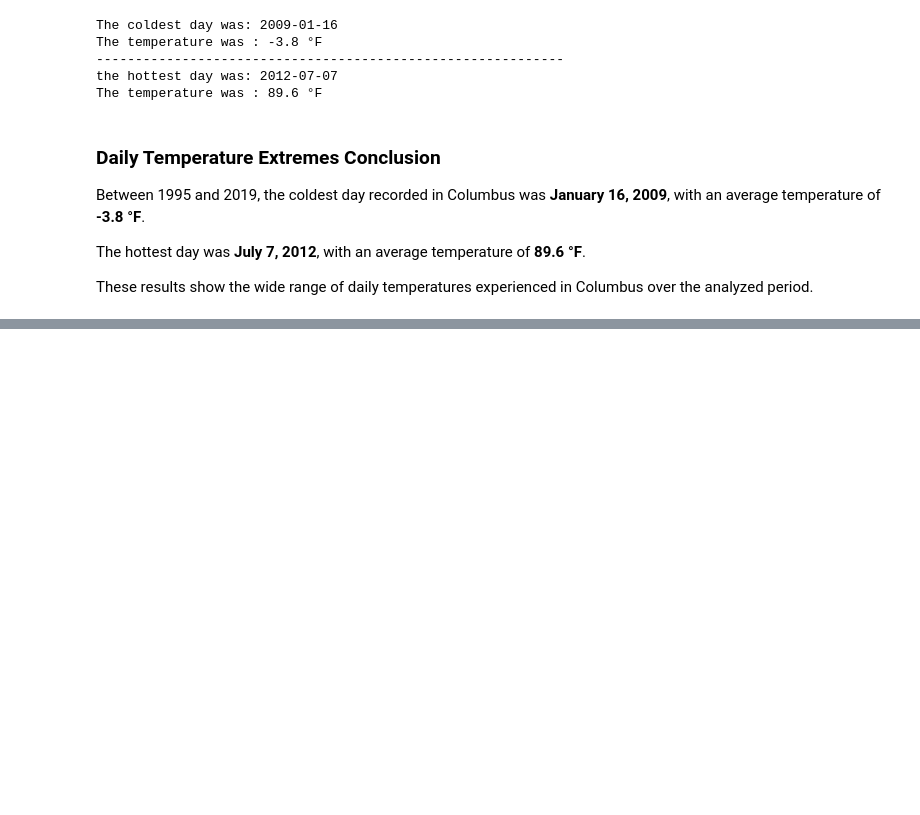
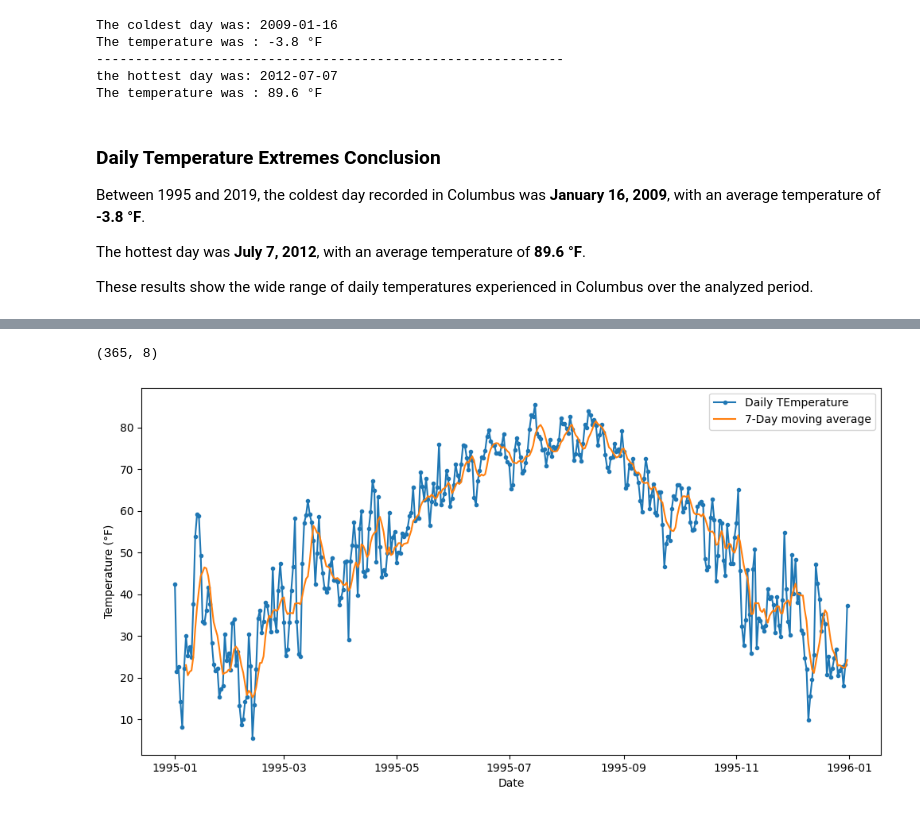
Before and after one commit to juanlopera23/temperature-time-series-analysis, a Jupyter notebook: eda.ipynb, the cells around one changed output, grey strips where cells are left out. Drawn from its saved outputs; the diff is of its cells as text; code cells hidden in the pictures; blank space fills up the shorter version.

Commit message:
feat: add moving average, z-score analysis, and plotting utilities

```diff
--- a/eda.ipynb
+++ b/eda.ipynb
@@ -573,0 +579,2 @@ These results show the wide range of daily temperatures experienced in Columbus
+# %%
+df["Month"] = df["Date"].dt.month
@@ -573,0 +608,2 @@ These results show the wide range of daily temperatures experienced in Columbus
+# %%
+df["Rolling_7"]=df["AvgTemperature"].rolling(window=7).mean().round(2)
@@ -573,0 +624,2 @@ These results show the wide range of daily temperatures experienced in Columbus
+# %%
+df_1995 = df[df["Date"].dt.year == 1995]
@@ -573,0 +635,8 @@ These results show the wide range of daily temperatures experienced in Columbus
+# %%
+df_1995.shape
+# %% [output]
+(365, 8)
+# %%
+temperature_comparison_with_Rolling_7(df_1995)
+# %% [output]
+[figure, added]
```
Also changed, not shown: parts of 11 cells of this notebook, 2 other files.
